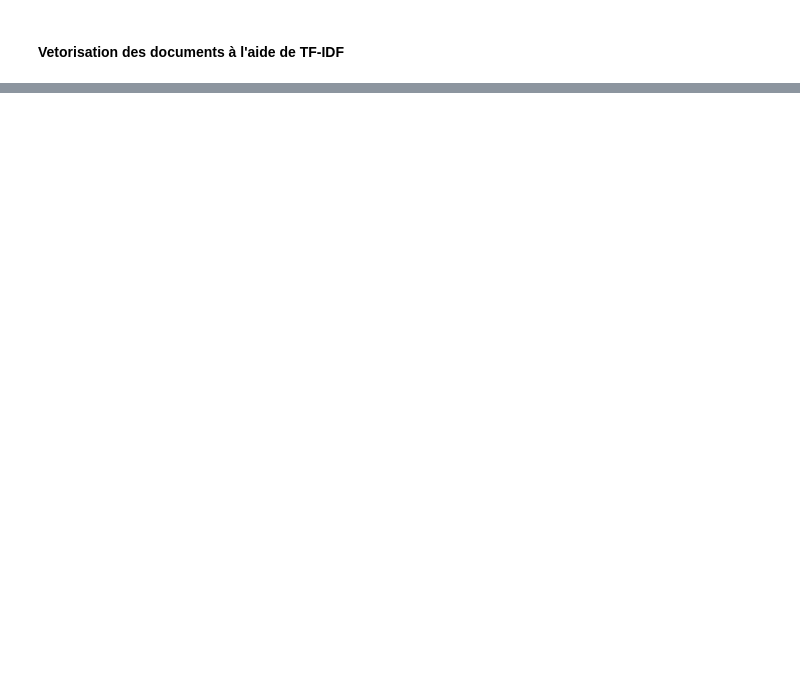
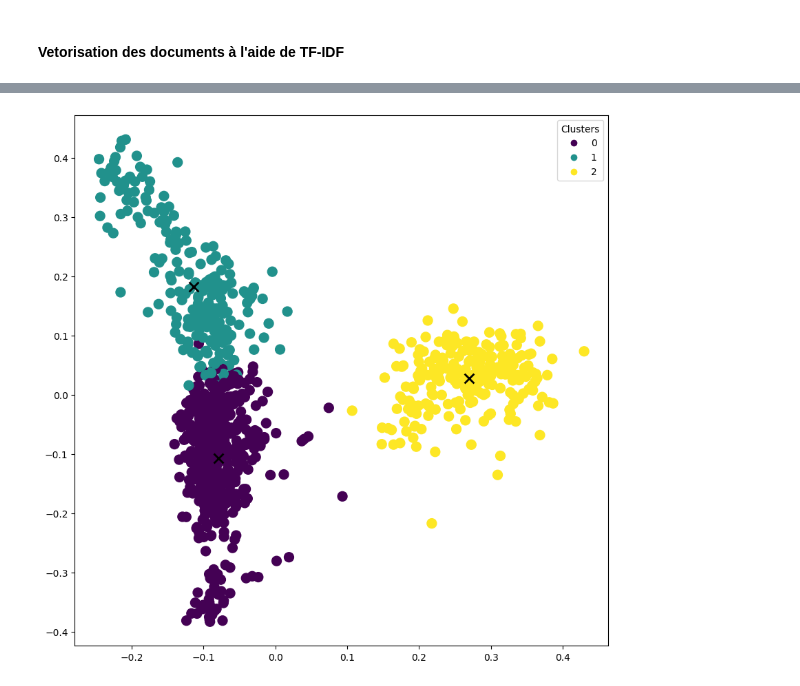
Before and after one commit to paffidim/tac, a Jupyter notebook: tps/tp4/tp4.ipynb, the cells around one changed output, grey strips where cells are left out. Drawn from its saved outputs; the diff is of its cells as text; code cells hidden in the pictures; blank space fills up the shorter version.

Commit message:
TP4: Clustering Results

```diff
--- a/tps/tp4/tp4.ipynb
+++ b/tps/tp4/tp4.ipynb
@@ -1010,0 +1080,10 @@ print(files)
+# %%
+# Définir un nombre initial de clusters
+N_CLUSTERS = 3
+# Testé avec 3,4,5,6
+# %%
+# Instancier le modèle K-Means et ses arguments
+km_model = KMeans(n_clusters=N_CLUSTERS)
+# %%
+# Appliquer le clustering à l'aide de la fonction `fit_predict`
+clusters = km_model.fit_predict(tfidf_vectors)
@@ -1010,0 +1115,25 @@ print(files)
+# %%
+# Réduire les vecteurs à 2 dimensions à l'aide de l'algorithme PCA
+# Cette étape est nécessaire afin de visualiser les documents dans un espace 2D
+# https://fr.wikipedia.org/wiki/Analyse_en_composantes_principales
+
+pca = PCA(n_components=2)
+reduced_vectors = pca.fit_transform(tfidf_vectors.toarray())
+# %%
+# Générer le plot
+x_axis = reduced_vectors[:, 0]
+y_axis = reduced_vectors[:, 1]
+
+plt.figure(figsize=(10,10))
+scatter = plt.scatter(x_axis, y_axis, s=100, c=clusters)
+
+# Ajouter les centroïdes
+centroids = pca.transform(km_model.cluster_centers_)
+plt.scatter(centroids[:, 0], centroids[:, 1],  marker = "x", s=100, linewidths = 2, color='black')
+
+# Ajouter la légende
+plt.legend(handles=scatter.legend_elements()[0], labels=set(clusters), title="Clusters")
+
+plt.savefig(f"./cluster_plot_{N_CLUSTERS}.png", dpi=300, bbox_inches="tight")  # save image
+# %% [output]
+[figure, added]
```
Also changed, not shown: parts of 14 cells of this notebook, 4 other files.
